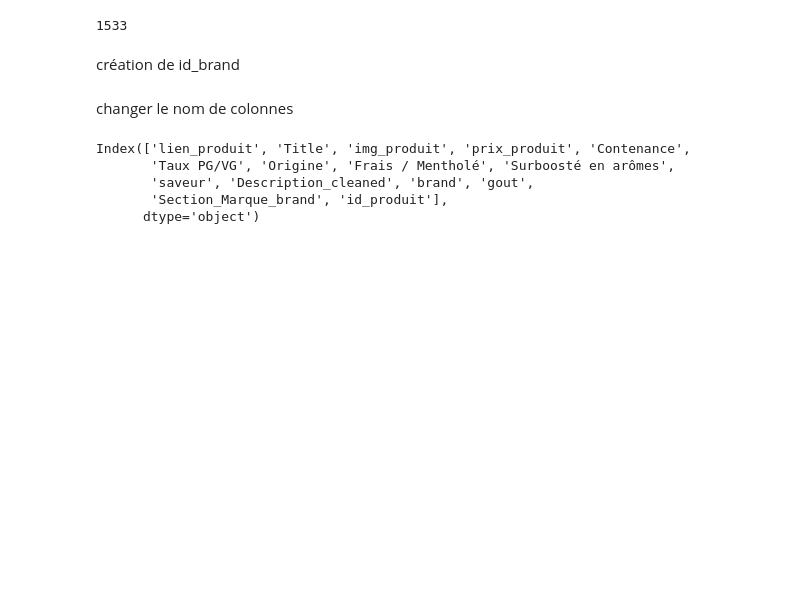
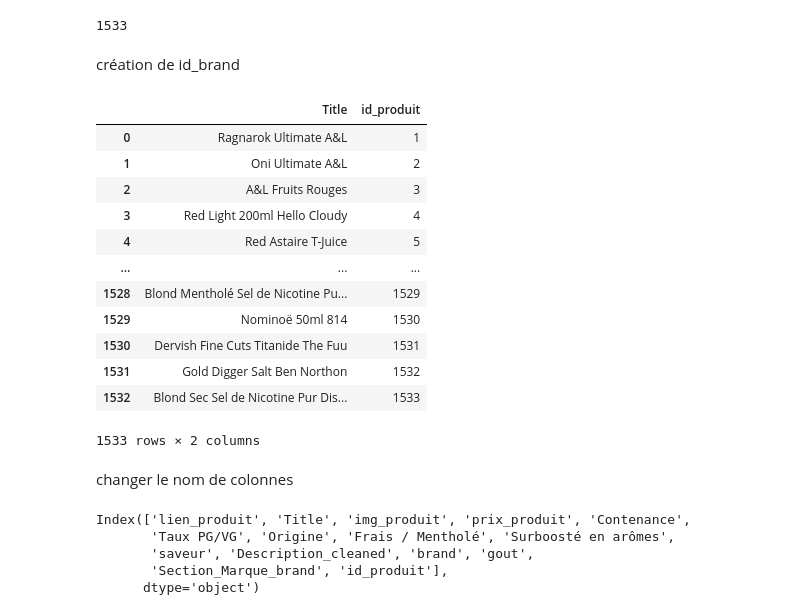
Before and after one commit to AntoanetaStoyanova/APP_PRODUCT_RECOMMENDATION, a Jupyter notebook: RGBD/tables.ipynb, the cells around one changed output. Cells and saved outputs as stored; diff of their text form; code cells hidden in the pictures; blank space fills up the shorter version.

```diff
--- a/RGBD/tables.ipynb
+++ b/RGBD/tables.ipynb
@@ -175,4 +185,21 @@ id_produit = {lien_produit: idx for idx, lien_produit in enumerate(df_table['lie
 df_table['id_produit'] = df_table['lien_produit'].map(id_produit)
+# %%
+df_ii = df_table[['Title','id_produit']]
+df_ii
+# %% [output]
+|  | Title | id_produit |
+| 0 | Ragnarok Ultimate A&L | 1 |
+| 1 | Oni Ultimate A&L | 2 |
+| 2 | A&L Fruits Rouges | 3 |
+| 3 | Red Light 200ml Hello Cloudy | 4 |
+| 4 | Red Astaire T-Juice | 5 |
+| ... | ... | ... |
+| 1528 | Blond Mentholé Sel de Nicotine Pu... | 1529 |
+| 1529 | Nominoë 50ml 814 | 1530 |
+| 1530 | Dervish Fine Cuts Titanide The Fuu | 1531 |
+| 1531 | Gold Digger Salt Ben Northon | 1532 |
+| 1532 | Blond Sec Sel de Nicotine Pur Dis... | 1533 |
+1533 rows × 2 columns
 # %% [markdown]
 changer le nom de colonnes
 # %%
```
Also changed, not shown: parts of 6 cells of this notebook, 29 other files.
